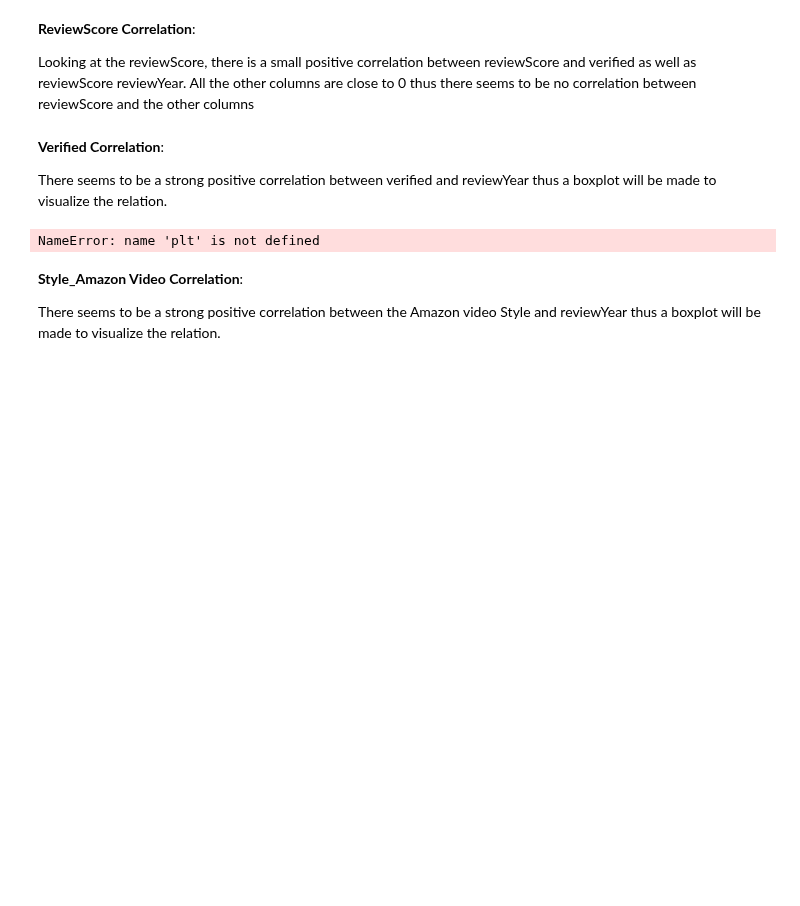
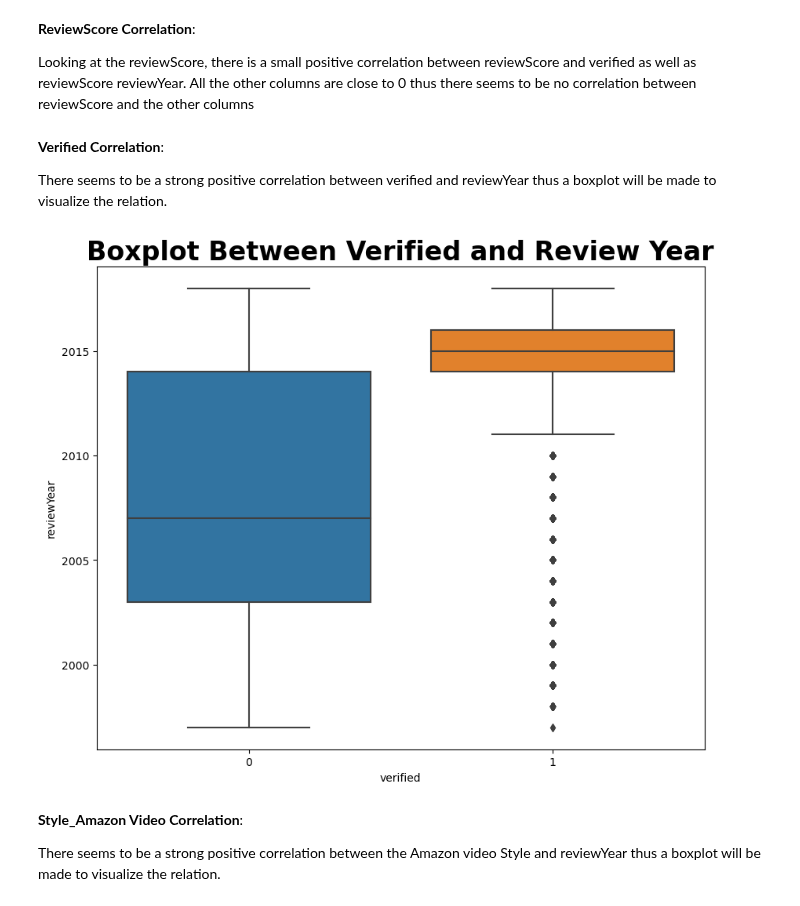
Before and after one commit to JTruong3/Amazon-Product-Recommender, a Jupyter notebook: 1a_Preprocessing_and_EDA.ipynb, the cells around one changed output. Drawn from its saved outputs; the diff is of its cells as text; code cells hidden in the pictures; blank space fills up the shorter version.

```diff
--- a/1a_Preprocessing_and_EDA.ipynb
+++ b/1a_Preprocessing_and_EDA.ipynb
@@ -1194,17 +1165,15 @@ There seems to be a strong positive correlation between verified and reviewYear
 # %%
 plt.figure(figsize =(10,8))
 
 # Create the boxplot
 sns.boxplot(data = clean_df, x ='verified',y = 'reviewYear')
 
 # Plot labels and settings
 plt.title('Boxplot Between Verified and Review Year', fontweight = 'bold', fontsize = 24)
-plt.xlabel(fontsize = 20)
-plt.ylabel(fontsize = 20)
 
 plt.show()
 # %% [output]
-NameError: name 'plt' is not defined
+[figure, added]
 # %% [markdown]
 **Style_Amazon Video Correlation**:
 
```
Also changed, not shown: parts of 42 cells of this notebook, 5 other files.
